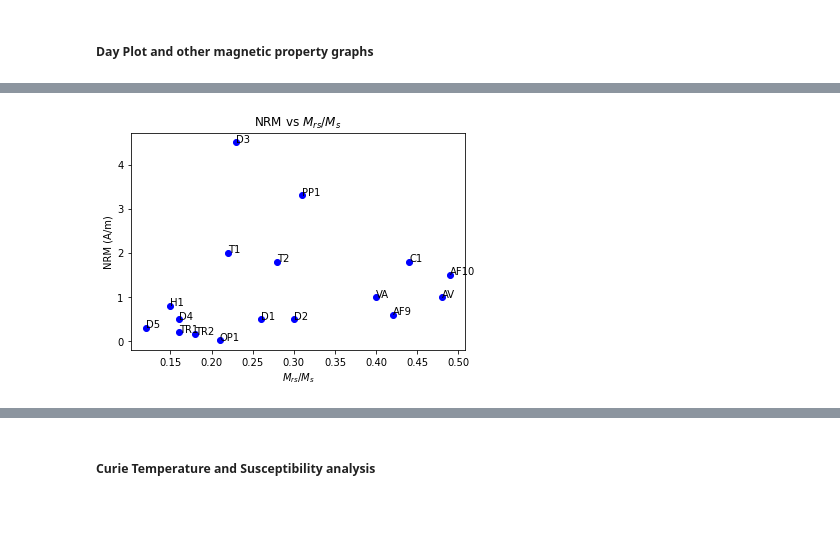
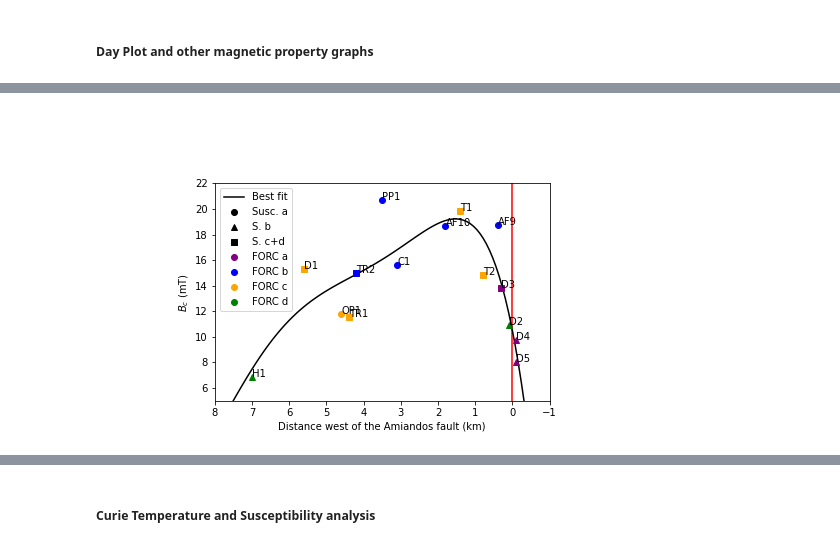
Before and after one commit to LaurieJones278/MSci, a Jupyter notebook: MSci_corrections_and_plots.ipynb, the cells around one changed output, grey strips where cells are left out. Saved outputs shown, nothing was run; the diff lists cells and outputs as text; code cells hidden in the pictures; blank space fills up the shorter version.

```diff
--- a/MSci_corrections_and_plots.ipynb
+++ b/MSci_corrections_and_plots.ipynb
@@ -141,43 +334,99 @@ from scipy.optimize import curve_fit
 import numpy
 
 file = open("Samples_table_Python.txt", "r")
 from pylab import *
 
 x = []
 y = []
 Name = []
 n = 3
 for line in file:
     try:
         num  = line.split( )
         if len(num) != 20:
             raise ValueError
         else:
             n+=1
-        x1 = float(num[17])
+        x1 = float(num[15])
+        y1 = float(num[17])
         Name1 = num[0]
         x.append(x1)
+        y.append(y1)
         Name.append(Name1)
     except:
         continue
 file.close()
 
 x = array(x)
-#['D1', 'OP1', 'D2', 'TR1', 'AF10', 'D3', 'H1', 'TR2', 'PP1', 'C1', 'AF9', 'VA', 'D5', 'D4', 'AV', 'T2', 'T1']
-NRM = [0.5, 0.02, 0.5, 0.2, 1.5, 4.5, 0.8, 0.15, 3.3, 1.8, 0.6, 1, 0.3, 0.5, 1, 1.8, 2]
+y = array(y)
+dist = [5.6, 4.6, 0.1, 4.4, 1.8, 0.3, 7.0, 4.2, 3.5, 3.1, 0.4, 11, -0.1, -0.1, 11, 0.8, 1.4]
+Hc = [15.29, 11.81, 10.92, 11.56, 18.7,  13.81,  6.89, 14.96, 20.72, 15.62, 18.78, 26.63, 8.0, 9.77, 22.25, 14.85, 19.84]
+#Name = ['D1', 'OP1', 'D2', 'TR1', 'AF10', 'D3', 'H1', 'TR2', 'PP1', 'C1', 'AF9', 'VA', 'D5', 'D4', 'AV', 'T2', 'T1']
 
-plt.xlabel('$M_{rs}$/$M_s$')
-plt.ylabel('NRM (A/m)')
-plt.title('NRM vs $M_{rs}$/$M_s$')
+p = np.poly1d(np.polyfit(dist, x, 5))
+t = np.linspace(-0.5, 8, 100)
+plt.plot(t, p(t), '-', color='black', label='Best fit')
 
 for i, txt in enumerate(Name):              # Label points
-    plt.annotate(txt, (x[i], NRM[i]))
+    plt.annotate(txt, (dist[i], x[i]))
 
-plt.plot(x, NRM, 'o', color ='blue', label ="Data") # Plot data
-#plt.yscale('log')
-#plt.xscale('log')
-#plt.legend()
-#plt.savefig('Figures/NRM_MrsMr.png')
+y = x
+x = dist
+
+xa = [x[1], x[4], x[8], x[9], x[10], x[11], x[14]]
+xab = [x[4], x[8], x[9], x[10], x[11], x[14]]
+xac = [x[1]]
+xb = [x[2], x[6], x[12], x[13]]
+xba = [x[12], x[13]]
+xbd = [x[2], x[6]]
+xc = [x[0], x[3], x[15]]
+xd = [x[5], x[7], x[16]]
+xda = [x[5]]
+xdb = [x[7]]
+xdc = [x[16]]
+
+ya = [y[1], y[4], y[8], y[9], y[10], y[11], y[14]]
+yab = [y[4], y[8], y[9], y[10], y[11], y[14]]
+yac = [y[1]]
+yb = [y[2], y[6], y[12], y[13]]
+yba = [y[12], y[13]]
+ybd = [y[2], y[6]]
+yc = [y[0], y[3], y[15]]
+yd = [y[5], y[7], y[16]]
+yda = [y[5]]
+ydb = [y[7]]
+ydc = [y[16]]
+
+plt.xlabel('Distance west of the Amiandos fault (km)')
+plt.ylabel('$B_c$ (mT)')
+plt.xlim(8, -1)
+plt.ylim(5, 22)
+plt.vlines(0, 0, 25, color='red')
+
+#plt.plot(dist, x, 'o', color ='blue', label ="Data") # Plot data
+#plt.plot(x, y, 'o', color ='blue', label ="Data") # Plot data
+#plt.plot(x, y, 'o', color ='blue', label ="Data") # Plot data
+plt.plot(xab, yab, 'o', color ='blue')
+plt.plot(xac, yac, 'o', color ='orange')
+#plt.plot(xb, yb, '^', color ='blue', label ="Susc plot b")
+plt.plot(xba, yba, '^', color ='purple')
+plt.plot(xbd, ybd, '^', color ='green')
+plt.plot(xc, yc, 's', color ='orange')
+#plt.plot(xd, yd, 's', color ='blue', label ="Susc plot d")
+plt.plot(xda, yda, 's', color ='purple',)
+plt.plot(xdb, ydb, 's', color ='blue')
+plt.plot(xdc, ydc, 's', color ='orange')
+
+plt.plot(-1, 0, 'o', color ='black', label ="Susc. a")
+plt.plot(-1, 0, '^', color ='black', label ="S. b")
+plt.plot(-1, 0, 's', color ='black', label ="S. c+d")
+plt.plot(-1, 0, 'o', color ='purple', label ="FORC a")
+plt.plot(-1, 0, 'o', color ='blue', label ="FORC b")
+plt.plot(-1, 0, 'o', color ='orange', label ="FORC c")
+plt.plot(-1, 0, 'o', color ='green', label ="FORC d")
+
+plt.legend()
+#plt.savefig('Figures/Dist_Bc.png')
 plt.show()
 # %% [output]
-[figure, old version]
+[figure, new version]
```
Also changed, not shown: parts of 8 cells of this notebook.
